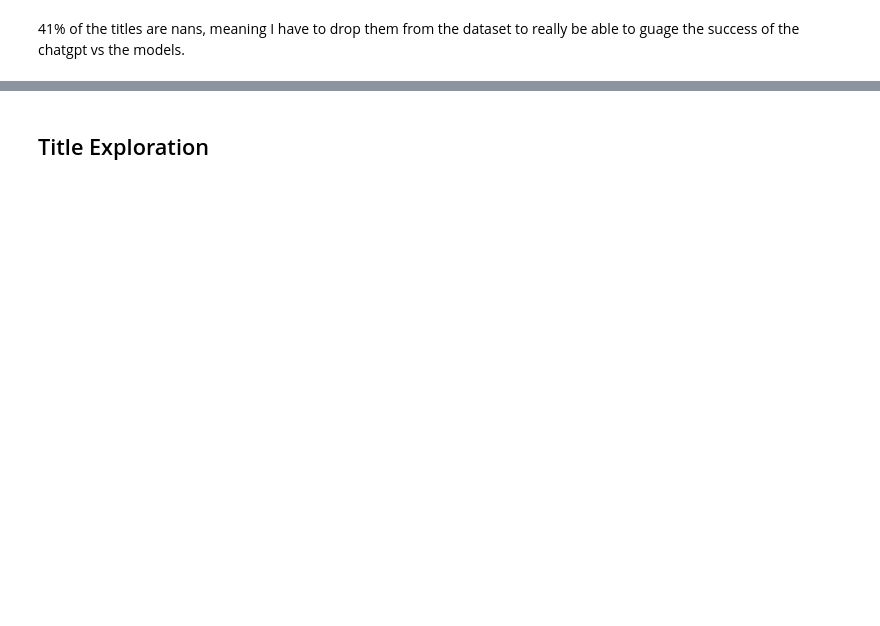
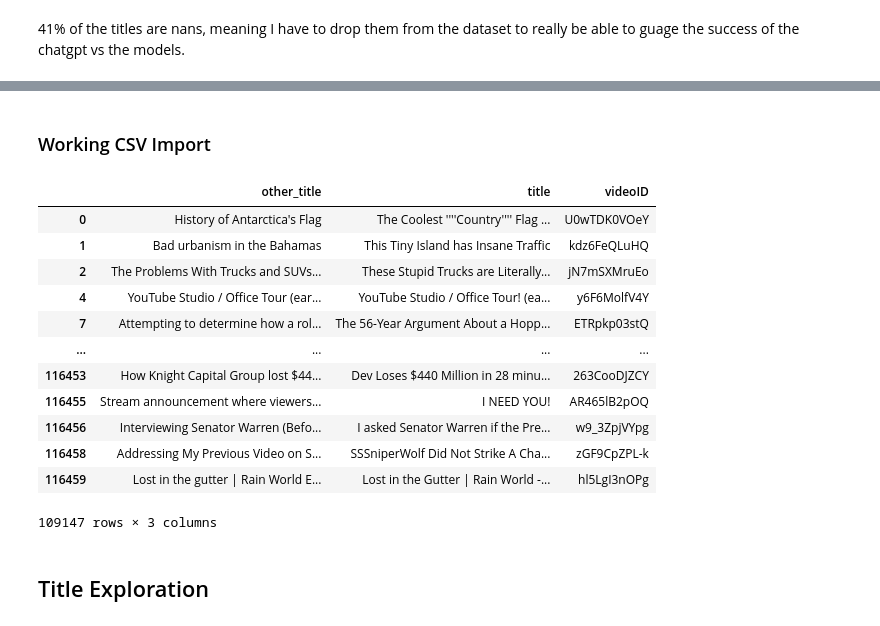
Before and after one commit to seanisthegood/ClickbaitTitles, a Jupyter notebook: Clickbait Titles.ipynb, the cells around one changed output, grey strips where cells are left out. Cells and saved outputs as stored; diff of their text form; code cells hidden in the pictures; blank space fills up the shorter version.

```diff
--- a/Clickbait Titles.ipynb
+++ b/Clickbait Titles.ipynb
@@ -73,0 +161,6 @@ title_df.to_csv('titles_no_nan.csv')
+# %% [markdown]
+### Working CSV Import
+# %%
+title_df = pd.read_csv('titles_no_nan.csv')
+# %%
+altered_titles = title_df[title_df['original']==0]
@@ -73,0 +169,18 @@ title_df.to_csv('titles_no_nan.csv')
+# %%
+pd.set_option('display.max_colwidth', None)
+# %%
+altered_titles[['other_title','title','videoID']]
+# %% [output]
+|  | other_title | title | videoID |
+| 0 | History of Antarctica's Flag | The Coolest ''''Country'''' Flag ... | U0wTDK0VOeY |
+| 1 | Bad urbanism in the Bahamas | This Tiny Island has Insane Traffic | kdz6FeQLuHQ |
+| 2 | The Problems With Trucks and SUVs... | These Stupid Trucks are Literally... | jN7mSXMruEo |
+| 4 | YouTube Studio / Office Tour (ear... | YouTube Studio / Office Tour! (ea... | y6F6MolfV4Y |
+| 7 | Attempting to determine how a rol... | The 56-Year Argument About a Hopp... | ETRpkp03stQ |
+| ... | ... | ... | ... |
+| 116453 | How Knight Capital Group lost $44... | Dev Loses $440 Million in 28 minu... | 263CooDJZCY |
+| 116455 | Stream announcement where viewers... | I NEED YOU! | AR465lB2pOQ |
+| 116456 | Interviewing Senator Warren (Befo... | I asked Senator Warren if the Pre... | w9_3ZpjVYpg |
+| 116458 | Addressing My Previous Video on S... | SSSniperWolf Did Not Strike A Cha... | zGF9CpZPL-k |
+| 116459 | Lost in the gutter | Rain World E... | Lost in the Gutter | Rain World -... | hl5LgI3nOPg |
+109147 rows × 3 columns
```
Also changed, not shown: parts of 60 cells of this notebook, 1 other file.
